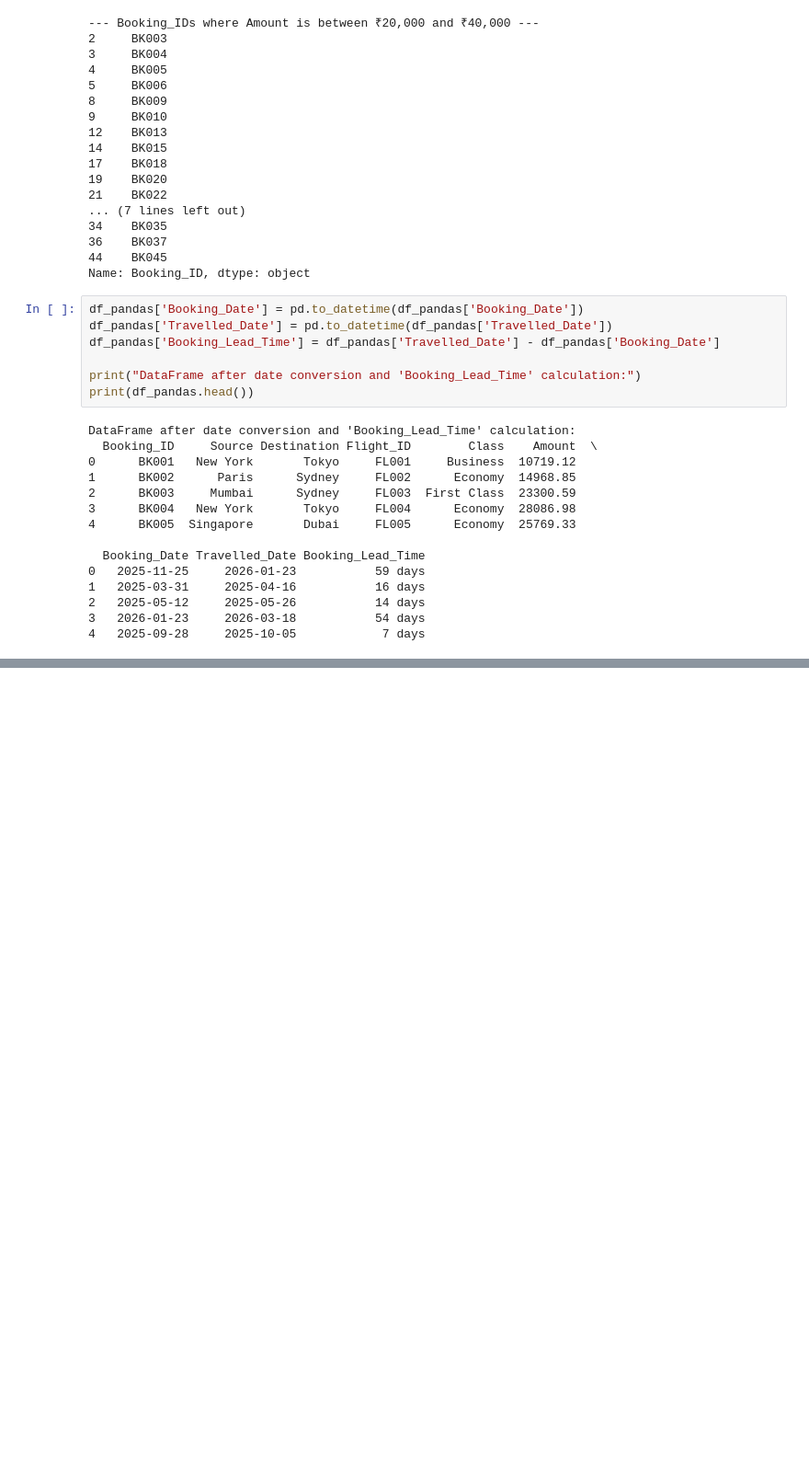
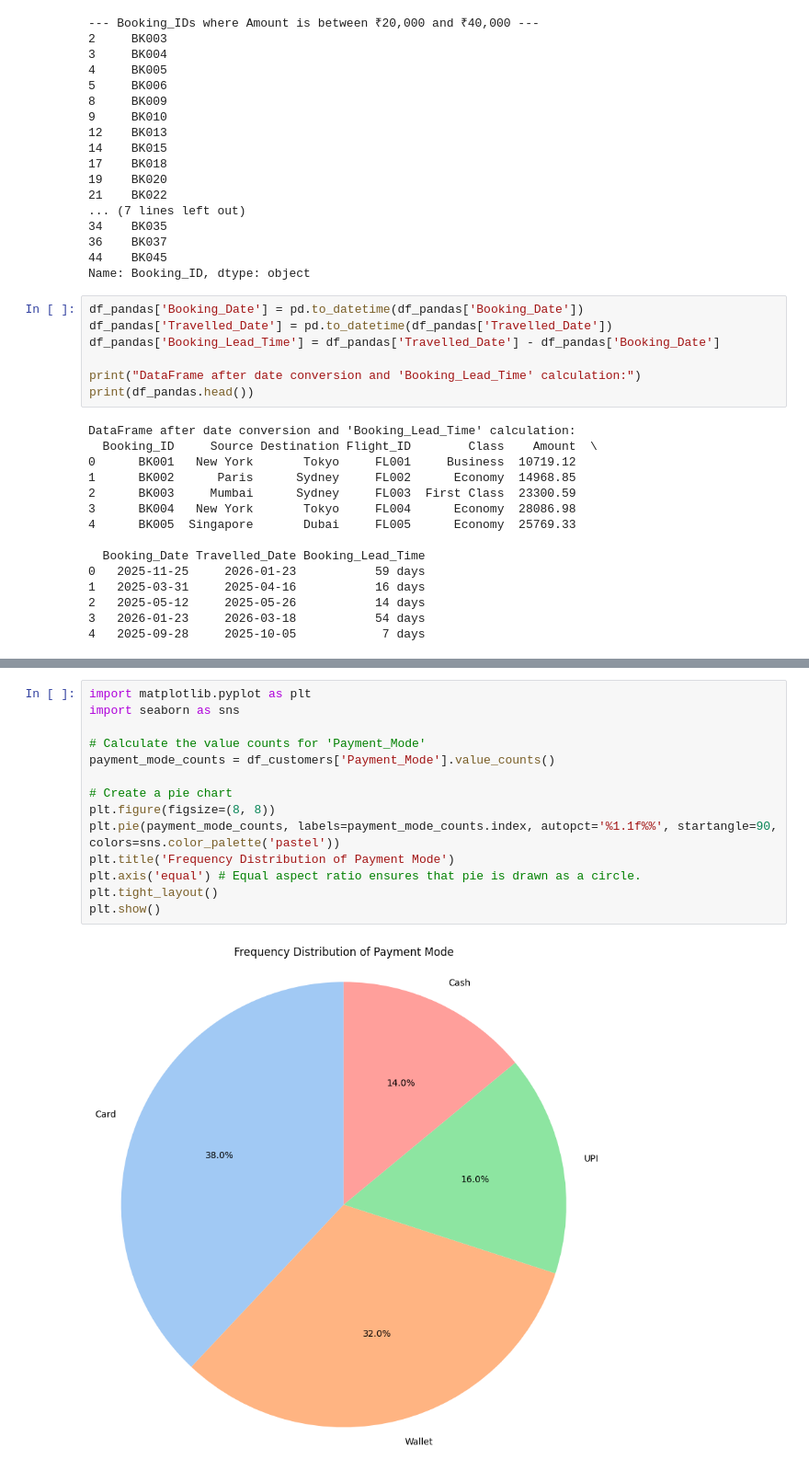
Before and after one commit to saimedhas/DV-lab-tasks, a Jupyter notebook: Copy_of_Welcome_To_Colab.ipynb, the cells around one changed output, grey strips where cells are left out. Shown at 92% size. Drawn from its saved outputs; the diff is of its cells as text; blank space fills up the shorter version.

```diff
--- a/Copy_of_Welcome_To_Colab.ipynb
+++ b/Copy_of_Welcome_To_Colab.ipynb
@@ -407,0 +470,16 @@ DataFrame after date conversion and 'Booking_Lead_Time' calculation:
+# %%
+import matplotlib.pyplot as plt
+import seaborn as sns
+
+# Calculate the value counts for 'Payment_Mode'
+payment_mode_counts = df_customers['Payment_Mode'].value_counts()
+
+# Create a pie chart
+plt.figure(figsize=(8, 8))
+plt.pie(payment_mode_counts, labels=payment_mode_counts.index, autopct='%1.1f%%', startangle=90, colors=sns.color_palette('pastel'))
+plt.title('Frequency Distribution of Payment Mode')
+plt.axis('equal') # Equal aspect ratio ensures that pie is drawn as a circle.
+plt.tight_layout()
+plt.show()
+# %% [output]
+[figure, added]
```
Also changed, not shown: parts of 22 cells of this notebook.
